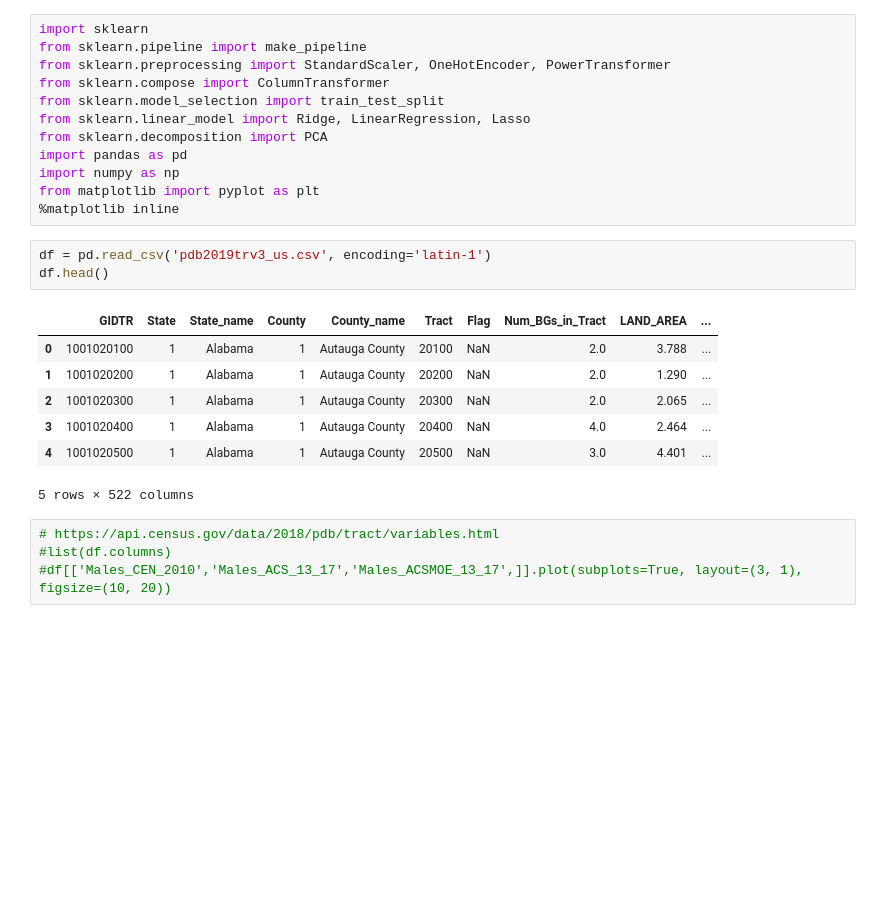
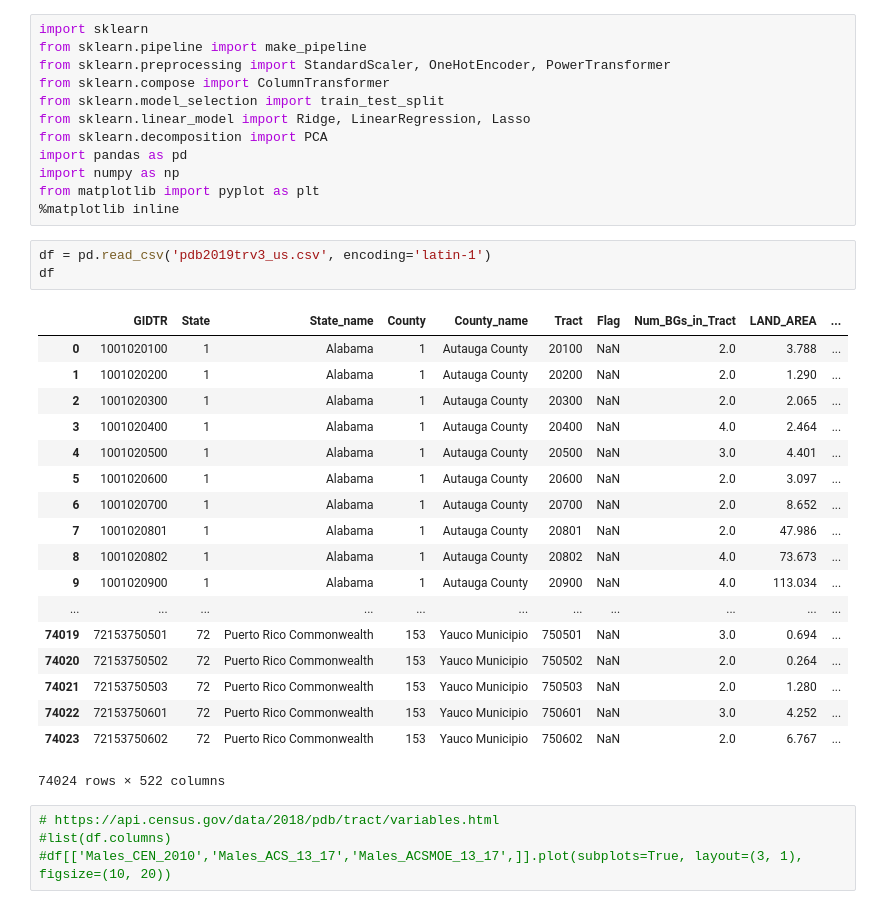
Before and after one commit to rohanp/apma_seminar, a Jupyter notebook: Exploratory.ipynb, the cells around one changed output. Drawn from its saved outputs; the diff is of its cells as text; blank space fills up the shorter version.

```diff
--- a/Exploratory.ipynb
+++ b/Exploratory.ipynb
@@ -12,15 +12,26 @@ from matplotlib import pyplot as plt
 %matplotlib inline
 # %%
 df = pd.read_csv('pdb2019trv3_us.csv', encoding='latin-1')
-df.head()
+df
 # %% [output]
 |  | GIDTR | State | State_name | County | County_name | Tract | Flag | Num_BGs_in_Tract | LAND_AREA | ... |
 | 0 | 1001020100 | 1 | Alabama | 1 | Autauga County | 20100 | NaN | 2.0 | 3.788 | ... |
 | 1 | 1001020200 | 1 | Alabama | 1 | Autauga County | 20200 | NaN | 2.0 | 1.290 | ... |
 | 2 | 1001020300 | 1 | Alabama | 1 | Autauga County | 20300 | NaN | 2.0 | 2.065 | ... |
 | 3 | 1001020400 | 1 | Alabama | 1 | Autauga County | 20400 | NaN | 4.0 | 2.464 | ... |
 | 4 | 1001020500 | 1 | Alabama | 1 | Autauga County | 20500 | NaN | 3.0 | 4.401 | ... |
+| 5 | 1001020600 | 1 | Alabama | 1 | Autauga County | 20600 | NaN | 2.0 | 3.097 | ... |
+| 6 | 1001020700 | 1 | Alabama | 1 | Autauga County | 20700 | NaN | 2.0 | 8.652 | ... |
+| 7 | 1001020801 | 1 | Alabama | 1 | Autauga County | 20801 | NaN | 2.0 | 47.986 | ... |
+| 8 | 1001020802 | 1 | Alabama | 1 | Autauga County | 20802 | NaN | 4.0 | 73.673 | ... |
+| 9 | 1001020900 | 1 | Alabama | 1 | Autauga County | 20900 | NaN | 4.0 | 113.034 | ... |
+| ... | ... | ... | ... | ... | ... | ... | ... | ... | ... | ... |
+| 74019 | 72153750501 | 72 | Puerto Rico Commonwealth | 153 | Yauco Municipio | 750501 | NaN | 3.0 | 0.694 | ... |
+| 74020 | 72153750502 | 72 | Puerto Rico Commonwealth | 153 | Yauco Municipio | 750502 | NaN | 2.0 | 0.264 | ... |
+| 74021 | 72153750503 | 72 | Puerto Rico Commonwealth | 153 | Yauco Municipio | 750503 | NaN | 2.0 | 1.280 | ... |
+| 74022 | 72153750601 | 72 | Puerto Rico Commonwealth | 153 | Yauco Municipio | 750601 | NaN | 3.0 | 4.252 | ... |
+| 74023 | 72153750602 | 72 | Puerto Rico Commonwealth | 153 | Yauco Municipio | 750602 | NaN | 2.0 | 6.767 | ... |
-5 rows × 522 columns
+74024 rows × 522 columns
 # %%
 # https://api.census.gov/data/2018/pdb/tract/variables.html
 #list(df.columns)
```
Also changed, not shown: parts of 18 cells of this notebook.
